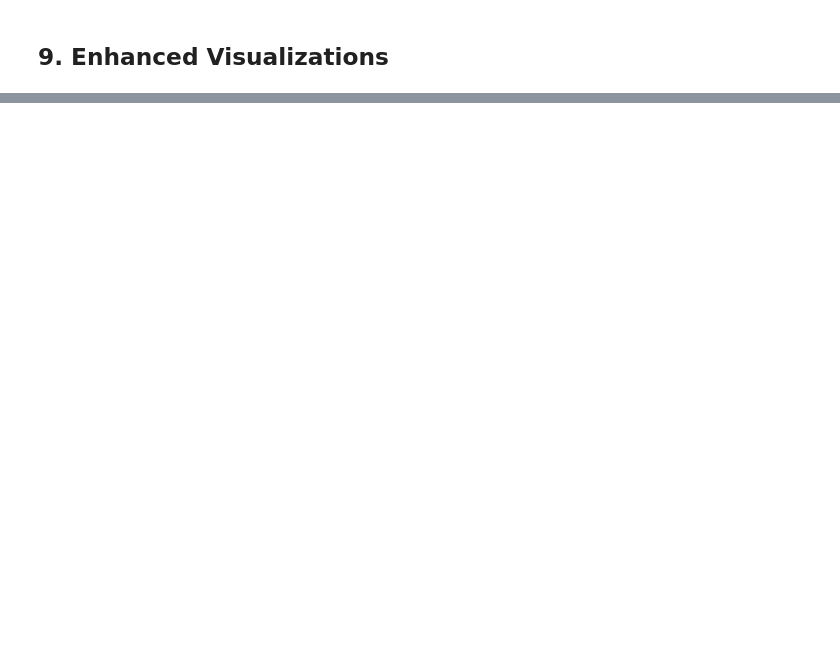
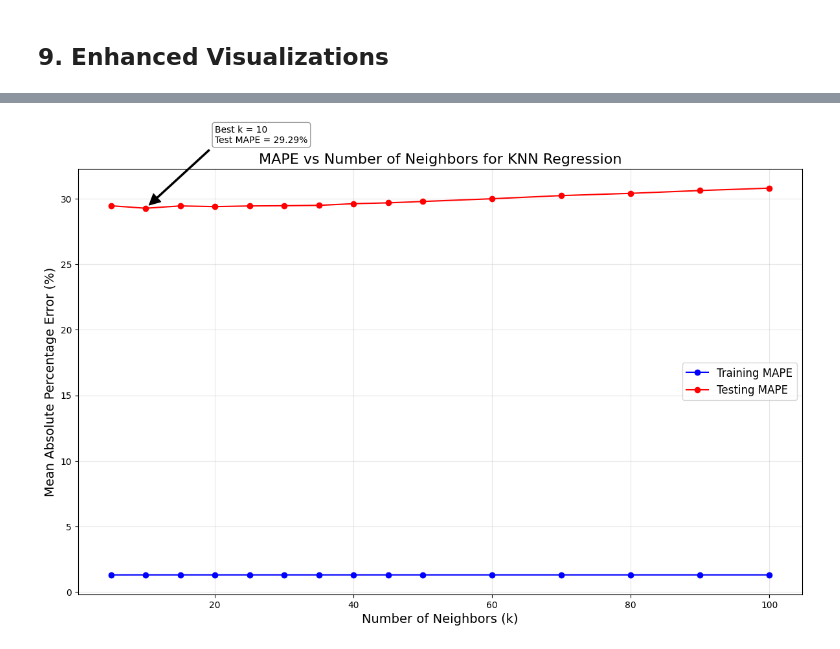
Before and after one commit to DuongDH03/RealEstate-EDA-Modeling, a Jupyter notebook: Modeling/Alonhatot/knn_regression_model.ipynb, the cells around one changed output, grey strips where cells are left out. Drawn from its saved outputs; the diff is of its cells as text; code cells hidden in the pictures; blank space fills up the shorter version.

```diff
--- a/Modeling/Alonhatot/knn_regression_model.ipynb
+++ b/Modeling/Alonhatot/knn_regression_model.ipynb
@@ -415,0 +522,29 @@ plt.show()
+# %%
+# Create a plot for MAPE vs k values
+plt.figure(figsize=(12, 8))
+plt.plot(k_values, train_mape_values, 'o-', color='blue', label='Training MAPE')
+plt.plot(k_values, test_mape_values, 'o-', color='red', label='Testing MAPE')
+
+# Add grid, legends and labels
+plt.grid(True, alpha=0.3)
+plt.legend(fontsize=12)
+plt.xlabel('Number of Neighbors (k)', fontsize=14)
+plt.ylabel('Mean Absolute Percentage Error (%)', fontsize=14)
+plt.title('MAPE vs Number of Neighbors for KNN Regression', fontsize=16)
+
+# Add annotations for the optimal k value
+best_k_index = test_mape_values.index(min(test_mape_values))
+best_k = k_values[best_k_index]
+min_test_mape = min(test_mape_values)
+
+plt.annotate(f"Best k = {best_k}\nTest MAPE = {min_test_mape:.2f}%",
+             xy=(best_k, min_test_mape),
+             xytext=(best_k + 10, min_test_mape + 5),
+             arrowprops=dict(facecolor='black', shrink=0.05, width=1.5),
+             bbox=dict(boxstyle="round,pad=0.3", fc="white", ec="gray", alpha=0.8))
+
+# Show plot
+plt.tight_layout()
+plt.show()
+# %% [output]
+[figure, added]
```
Also changed, not shown: parts of 10 cells of this notebook, 8 other files.
